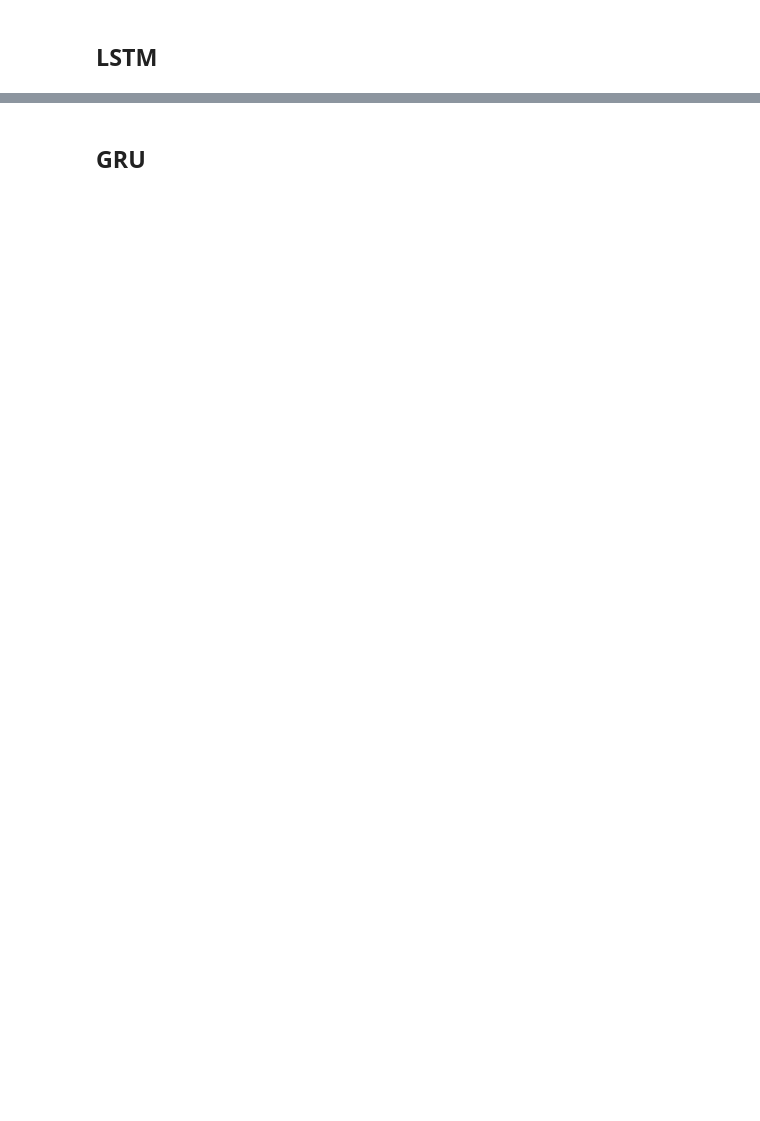
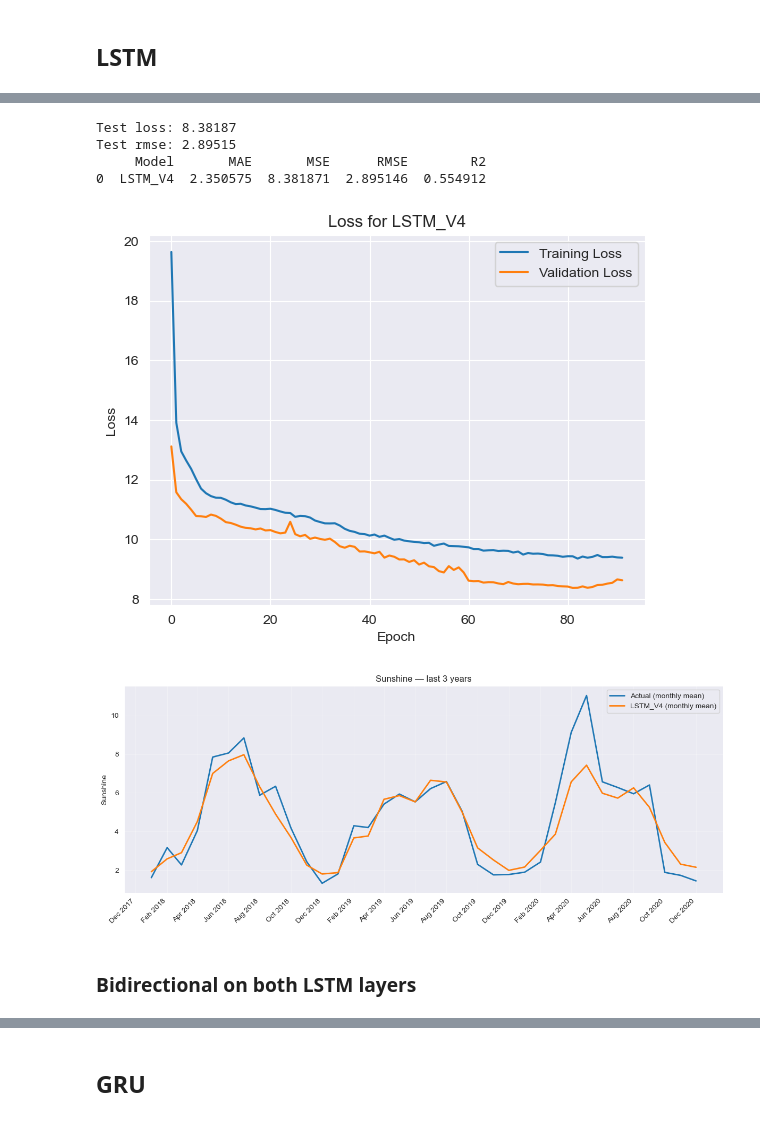
Before and after one commit to markoandjel/MachineLearning, a Jupyter notebook: Projekat III/Marko/projekat3.3MarkoLatest.ipynb, the cells around one changed output, grey strips where cells are left out. Drawn from its saved outputs; the diff is of its cells as text; code cells hidden in the pictures; blank space fills up the shorter version.

```diff
--- a/Projekat III/Marko/projekat3.3MarkoLatest.ipynb
+++ b/Projekat III/Marko/projekat3.3MarkoLatest.ipynb
@@ -552,0 +698,34 @@ Model      MAE      MSE     RMSE       R2
+# %%
+F = X.shape[-1]
+model_lstm_v4 = keras.Sequential(
+    [
+        keras.layers.Input(shape=(LOOKBACK, F)),
+        keras.layers.Bidirectional(keras.layers.LSTM(32, return_sequences=True)),
+        keras.layers.LayerNormalization(),
+        keras.layers.Dropout(0.2),
+        keras.layers.LSTM(16, return_sequences=False),
+        keras.layers.Dense(1),
+    ]
+)
+
+model_lstm_v4.compile(
+    optimizer=keras.optimizers.Adam(learning_rate=1e-3),
+    loss=tf.losses.MeanSquaredError(),
+    metrics=[tf.metrics.RootMeanSquaredError()],
+)
+
+model_lstm_v4.summary()
+
+# --- Train model ---
+history = model_lstm_v4.fit(
+    train_ds,
+    validation_data=val_ds,
+    epochs=100,
+    callbacks=[
+        keras.callbacks.EarlyStopping(patience=10, restore_best_weights=True),
+        keras.callbacks.ReduceLROnPlateau(
+            monitor="val_loss", factor=0.5, patience=4, min_lr=1e-5
+        ),
+    ],
+    verbose=2,
+)
@@ -552,0 +750,11 @@ Model      MAE      MSE     RMSE       R2
+# %%
+y_pred_lstm_v4, metrics_lstm_v4 = evaluate_model(model_to_eval=model_lstm_v4,test_ds_to_eval=test_ds,x_test=X_test,model_version="LSTM_V4")
+# %% [output]
+Test loss: 8.38187
+Test rmse: 2.89515
+     Model       MAE       MSE      RMSE        R2
+0  LSTM_V4  2.350575  8.381871  2.895146  0.554912
+[figure, added]
+[figure, added]
+# %% [markdown]
+### Bidirectional on both LSTM layers
```
Also changed, not shown: parts of 60 cells of this notebook.
